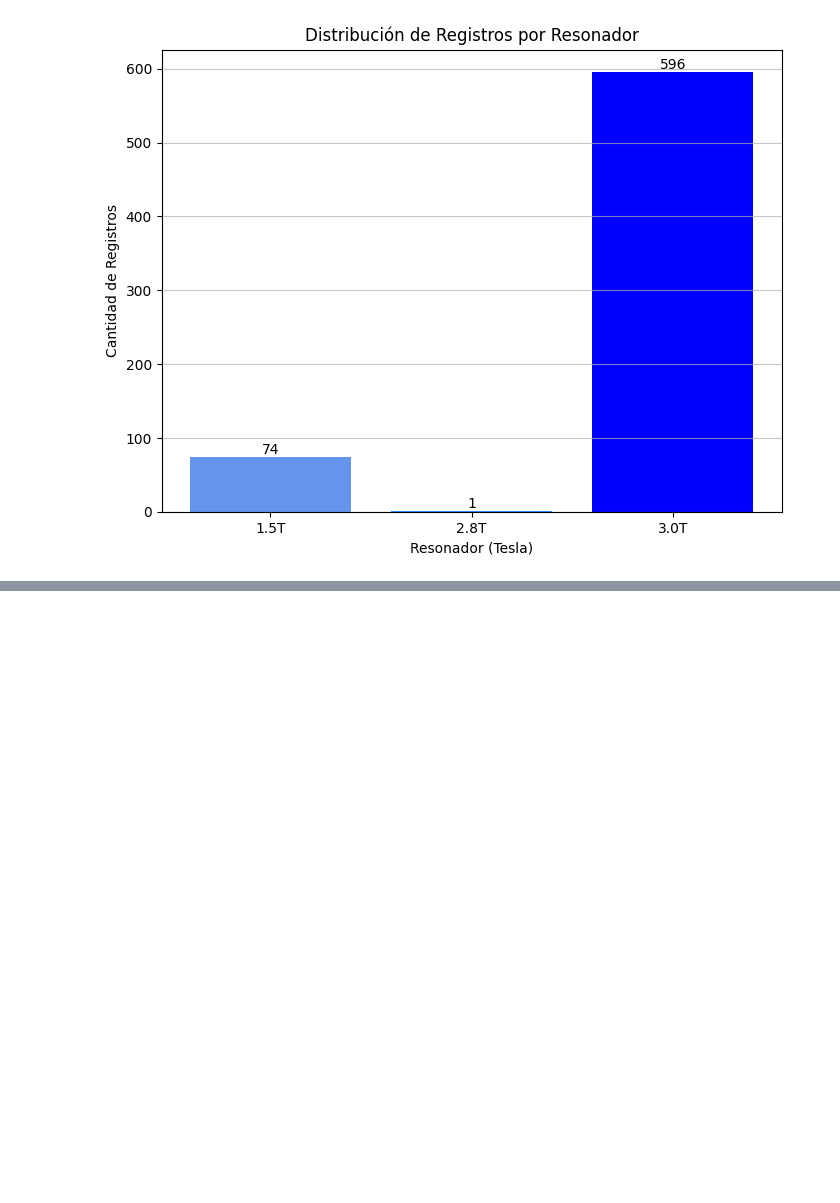
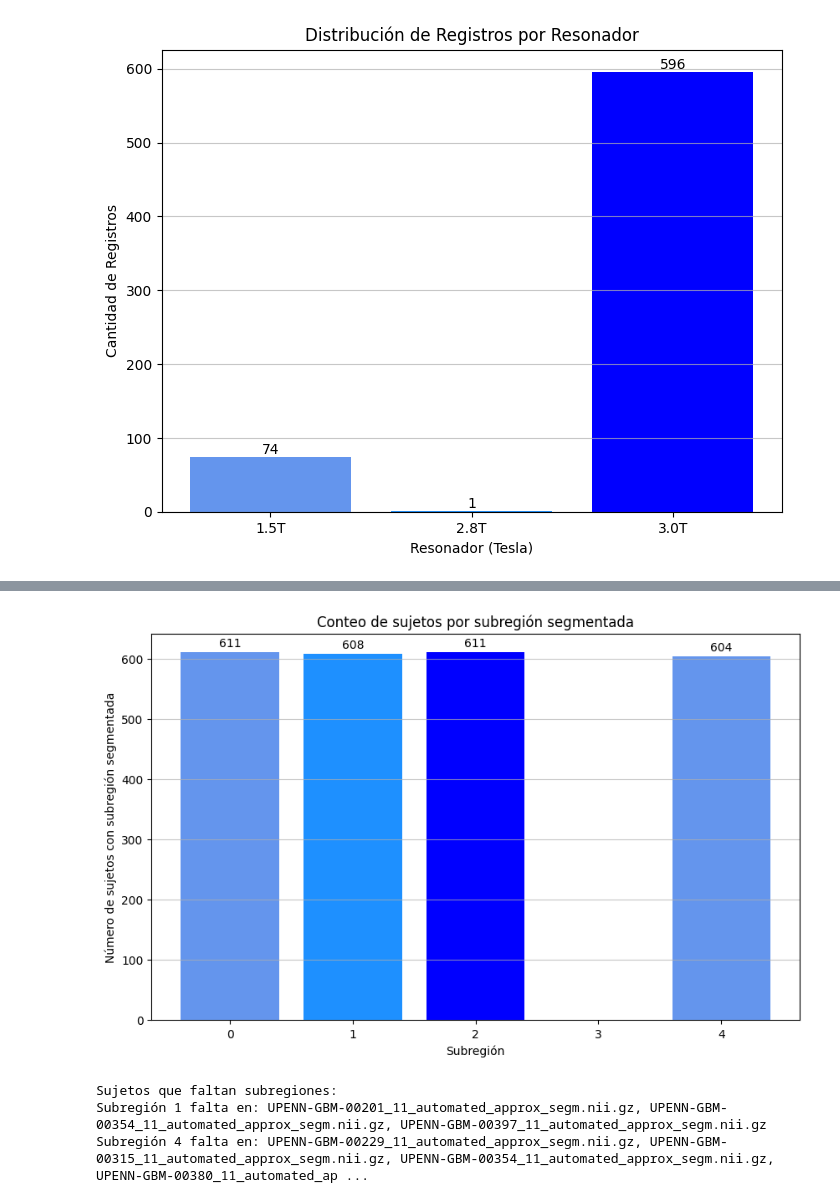
Before and after one commit to santiagogonzalezc/Tumor_segmetation, a Jupyter notebook: Src/data_analysis.ipynb, the cells around one changed output, grey strips where cells are left out. Cells and saved outputs as stored; diff of their text form; code cells hidden in the pictures; blank space fills up the shorter version.

```diff
--- a/Src/data_analysis.ipynb
+++ b/Src/data_analysis.ipynb
@@ -121,0 +209,62 @@ plt.show()
+# %%
+# Ruta a la carpeta que contiene los archivos .nii.gz
+carpeta_mascaras = r'C:\Users\santi\Desktop\Tumor_segmetation\Data\seg'
+
+# Nombres de las subregiones esperadas
+subregiones_esperadas = {0, 1, 2, 4}
+
+# Diccionario para contar la cantidad de sujetos que tienen cada subregión
+conteo_subregiones = {sub: 0 for sub in subregiones_esperadas}
+# Diccionario para rastrear los sujetos que faltan subregiones
+sujetos_faltantes = {sub: [] for sub in subregiones_esperadas}
+
+# Recorre cada archivo en la carpeta
+for archivo in os.listdir(carpeta_mascaras):
+    if archivo.endswith('.nii.gz'):
+        ruta_archivo = os.path.join(carpeta_mascaras, archivo)
+
+        # Cargar la imagen usando nibabel
+        img = nib.load(ruta_archivo)
+
+        # Obtener el array de datos de la imagen
+        data_array = img.get_fdata()
+
+        # Obtener los valores únicos en el array
+        valores_unicos = set(np.unique(data_array))
+
+        # Contar las subregiones presentes en esta máscara
+        for sub in subregiones_esperadas:
+            if sub in valores_unicos:
+                conteo_subregiones[sub] += 1
+            else:
+                sujetos_faltantes[sub].append(archivo)
+
+# Crear el gráfico de barras
+fig, ax = plt.subplots(figsize=(10, 6))  # Ajustar el tamaño del gráfico (ancho=10, alto=6)
+bars = ax.bar(conteo_subregiones.keys(), conteo_subregiones.values(), color=['cornflowerblue','dodgerblue','blue'])
+
+# Agregar etiquetas encima de cada barra
+for bar in bars:
+    height = bar.get_height()
+    ax.annotate(f'{height}',
+                xy=(bar.get_x() + bar.get_width() / 2, height),
+                xytext=(0, 3),  # 3 puntos de desplazamiento hacia arriba
+                textcoords="offset points",
+                ha='center', va='bottom')
+
+plt.xlabel('Subregión')
+plt.ylabel('Número de sujetos con subregión segmentada')
+plt.title('Conteo de sujetos por subregión segmentada')
+plt.grid(axis='y', alpha=0.7)
+plt.show()
+
+# Imprimir los sujetos que faltan subregiones
+print("Sujetos que faltan subregiones:")
+for sub, sujetos in sujetos_faltantes.items():
+    if sujetos:
+        print(f"Subregión {sub} falta en: {', '.join(sujetos)}")
+# %% [output]
+[figure, added]
+Sujetos que faltan subregiones:
+Subregión 1 falta en: UPENN-GBM-00201_11_automated_approx_segm.nii.gz, UPENN-GBM-00354_11_automated_approx_segm.nii.gz, UPENN-GBM-00397_11_automated_approx_segm.nii.gz
+Subregión 4 falta en: UPENN-GBM-00229_11_automated_approx_segm.nii.gz, UPENN-GBM-00315_11_automated_approx_segm.nii.gz, UPENN-GBM-00354_11_automated_approx_segm.nii.gz, UPENN-GBM-00380_11_automated_ap ...
```
Also changed, not shown: parts of 3 cells of this notebook, 1 other file.
